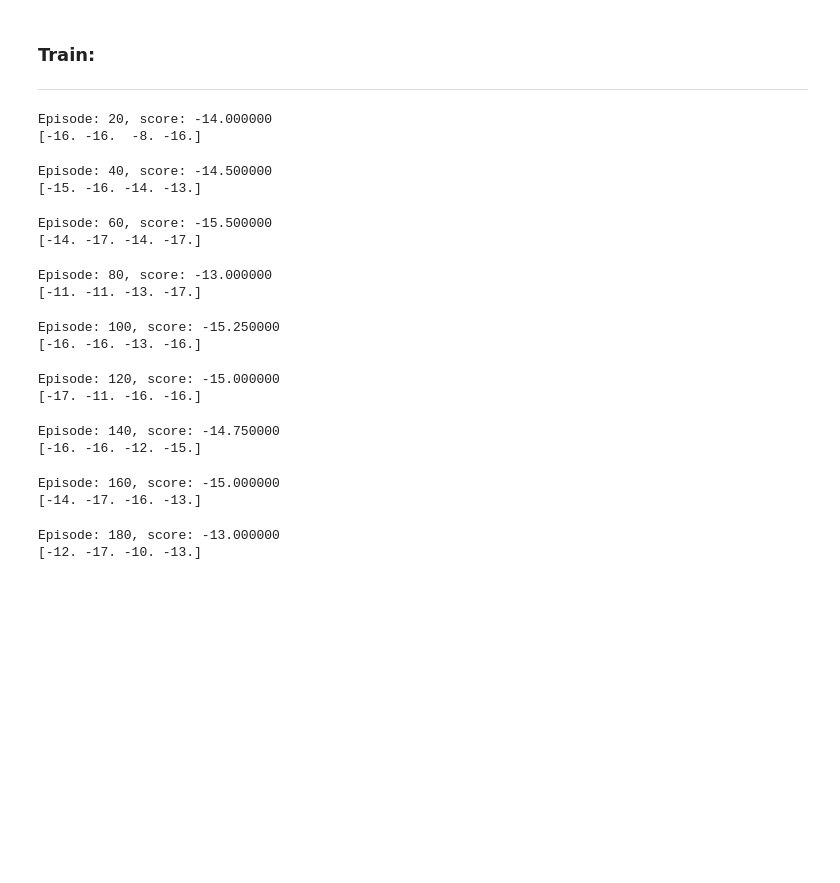
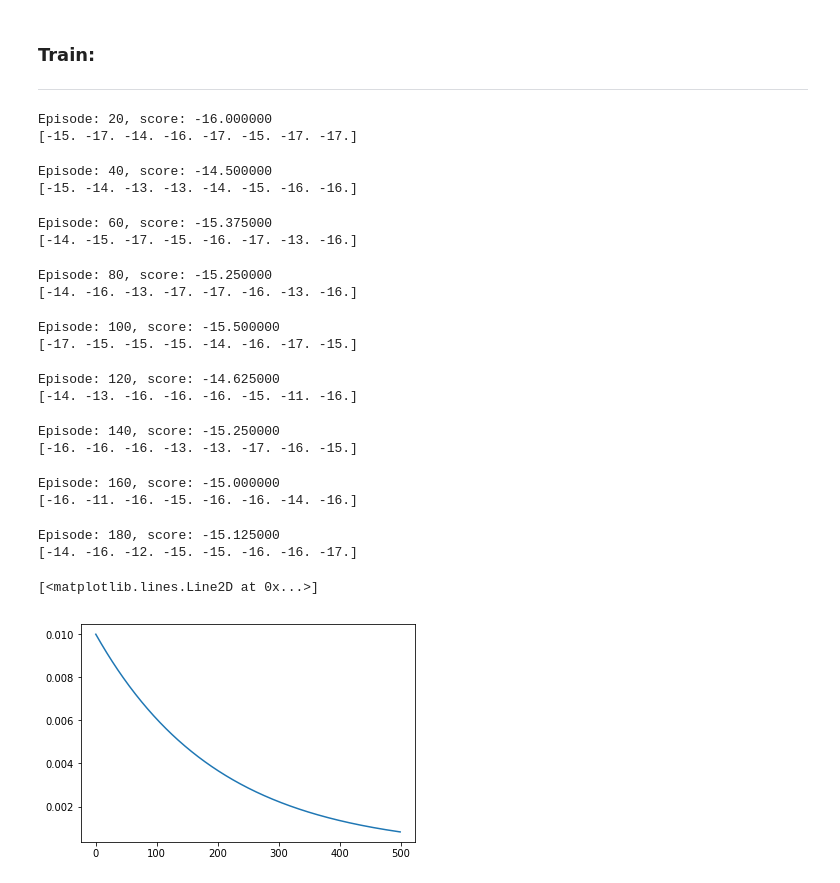
Before and after one commit to Sardhendu/DeepRL, a Jupyter notebook: pong_atari/play_pong.ipynb, the cells around one changed output. Cells and saved outputs as stored; diff of their text form; code cells hidden in the pictures; blank space fills up the shorter version.

```diff
--- a/pong_atari/play_pong.ipynb
+++ b/pong_atari/play_pong.ipynb
@@ -54,16 +86,8 @@ Preprocessing single image....
 ------
 # %%
 episode = 500
-n = 4 # parallel environments
-discount_rate = .99
-beta = .01
+n = 8 # parallel environments
 tmax = 320
-
-# episode = 800
-
-# widget bar to display progress
-
-
 
 widget = ['training loop: ', pb.Percentage(), ' ', pb.Bar(), ' ', pb.ETA()]
 timer = pb.ProgressBar(widgets=widget, maxval=episode).start()
@@ -71,24 +95,16 @@ timer = pb.ProgressBar(widgets=widget, maxval=episode).start()
 # initialize environment
 envs = parallelEnv('PongDeterministic-v4', n, seed=12345)
 
-
-
 # keep track of progress
 mean_rewards = []
-
-
 
 agent = Agent(envs)
 
 for e in range(episode):
 #     print('Running Episode .. ', e)
     # collect trajectories
-    rewards = agent.learn(n, tmax, beta)
+    rewards = agent.learn(n, tmax, e)
     total_rewards = np.sum(rewards, axis=0)
-
-    # the regulation term also reduces
-    # this reduces exploration in later runs
-    beta *= .995
 
     # get the average reward of the parallel environments
     mean_rewards.append(np.mean(total_rewards))
@@ -103,21 +119,26 @@ for e in range(episode):
 
 timer.finish()
 # %% [output]
-Episode: 20, score: -14.000000
-[-16. -16.  -8. -16.]
+Episode: 20, score: -16.000000
+[-15. -17. -14. -16. -17. -15. -17. -17.]
 Episode: 40, score: -14.500000
-[-15. -16. -14. -13.]
+[-15. -14. -13. -13. -14. -15. -16. -16.]
-Episode: 60, score: -15.500000
-[-14. -17. -14. -17.]
+Episode: 60, score: -15.375000
+[-14. -15. -17. -15. -16. -17. -13. -16.]
-Episode: 80, score: -13.000000
-[-11. -11. -13. -17.]
+Episode: 80, score: -15.250000
+[-14. -16. -13. -17. -17. -16. -13. -16.]
-Episode: 100, score: -15.250000
-[-16. -16. -13. -16.]
+Episode: 100, score: -15.500000
+[-17. -15. -15. -15. -14. -16. -17. -15.]
-Episode: 120, score: -15.000000
-[-17. -11. -16. -16.]
+Episode: 120, score: -14.625000
+[-14. -13. -16. -16. -16. -15. -11. -16.]
-Episode: 140, score: -14.750000
-[-16. -16. -12. -15.]
+Episode: 140, score: -15.250000
+[-16. -16. -16. -13. -13. -17. -16. -15.]
 Episode: 160, score: -15.000000
-[-14. -17. -16. -13.]
+[-16. -11. -16. -15. -16. -16. -14. -16.]
-Episode: 180, score: -13.000000
-[-12. -17. -10. -13.]
+Episode: 180, score: -15.125000
+[-14. -16. -12. -15. -15. -16. -16. -17.]
+# %%
+plt.plot(agent.stats_dict['beta'])
+# %% [output]
+[<matplotlib.lines.Line2D at 0x...>]
+[figure, added]
```
Also changed, not shown: parts of 2 cells of this notebook, 2 other files.
